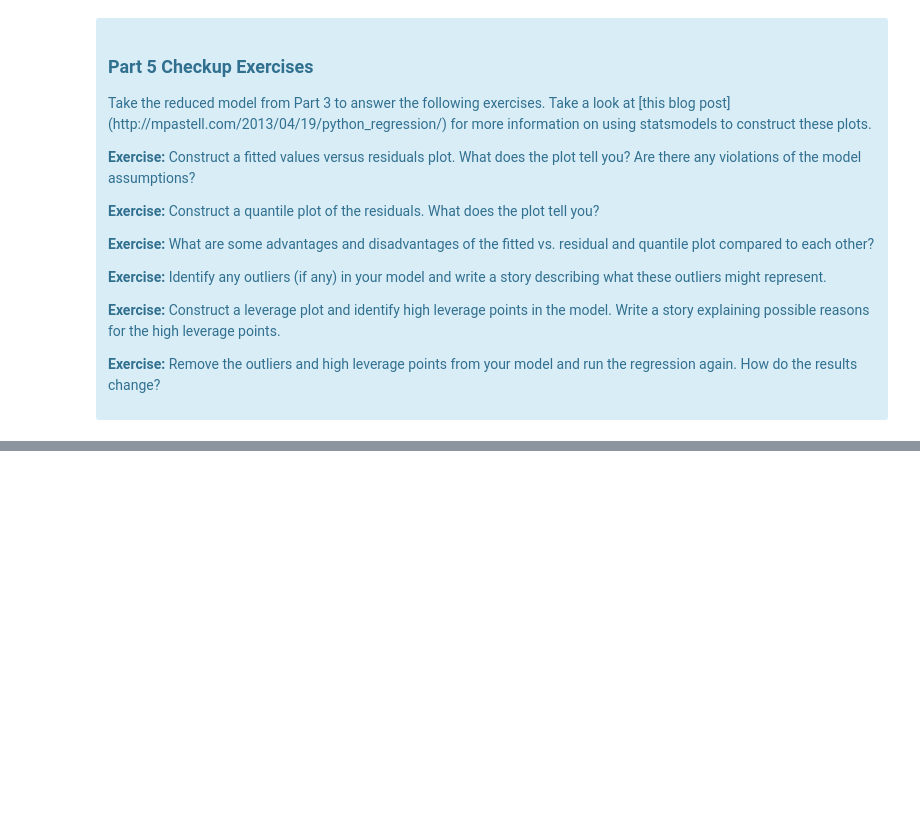
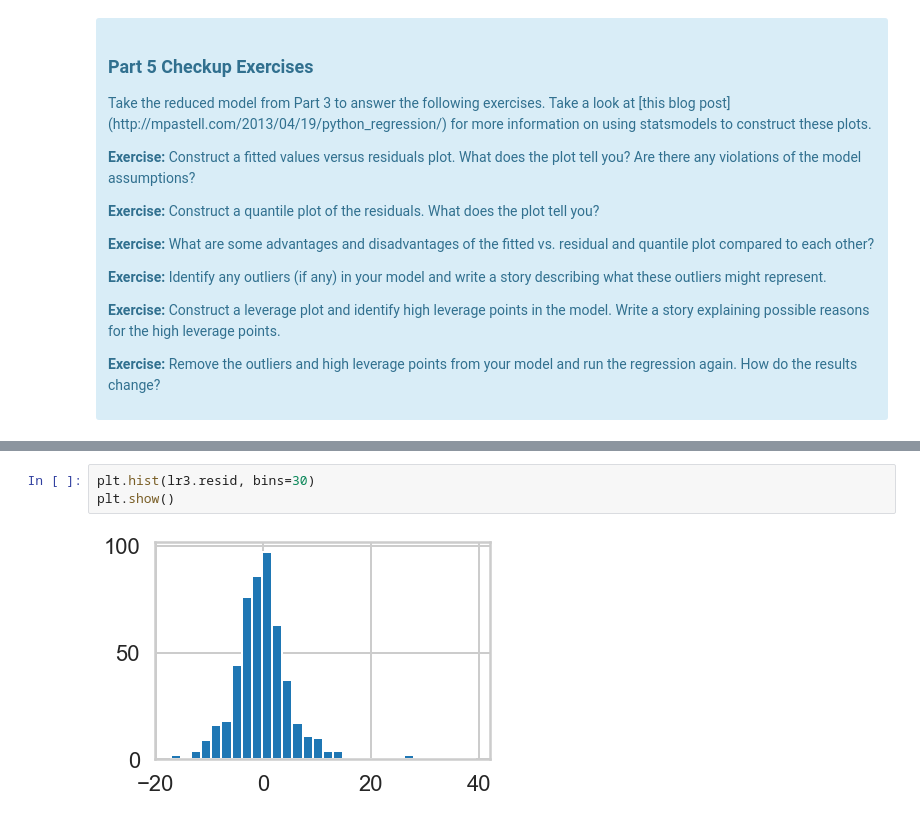
Before and after one commit to DawdlingDaedalus/mec-mini-projects, a Jupyter notebook: mec-11.4.1-linear-regression-mini-project/Mini_Project_Linear_Regression.ipynb, the cells around one changed output, grey strips where cells are left out. Cells and saved outputs as stored; diff of their text form; blank space fills up the shorter version.

```diff
--- a/mec-11.4.1-linear-regression-mini-project/Mini_Project_Linear_Regression.ipynb
+++ b/mec-11.4.1-linear-regression-mini-project/Mini_Project_Linear_Regression.ipynb
@@ -1201,0 +1227,5 @@ There are some other issues that are important investigate with linear regressio
+# %%
+plt.hist(lr3.resid, bins=30)
+plt.show()
+# %% [output]
+[figure, added]
```
Also changed, not shown: parts of 21 cells of this notebook.
